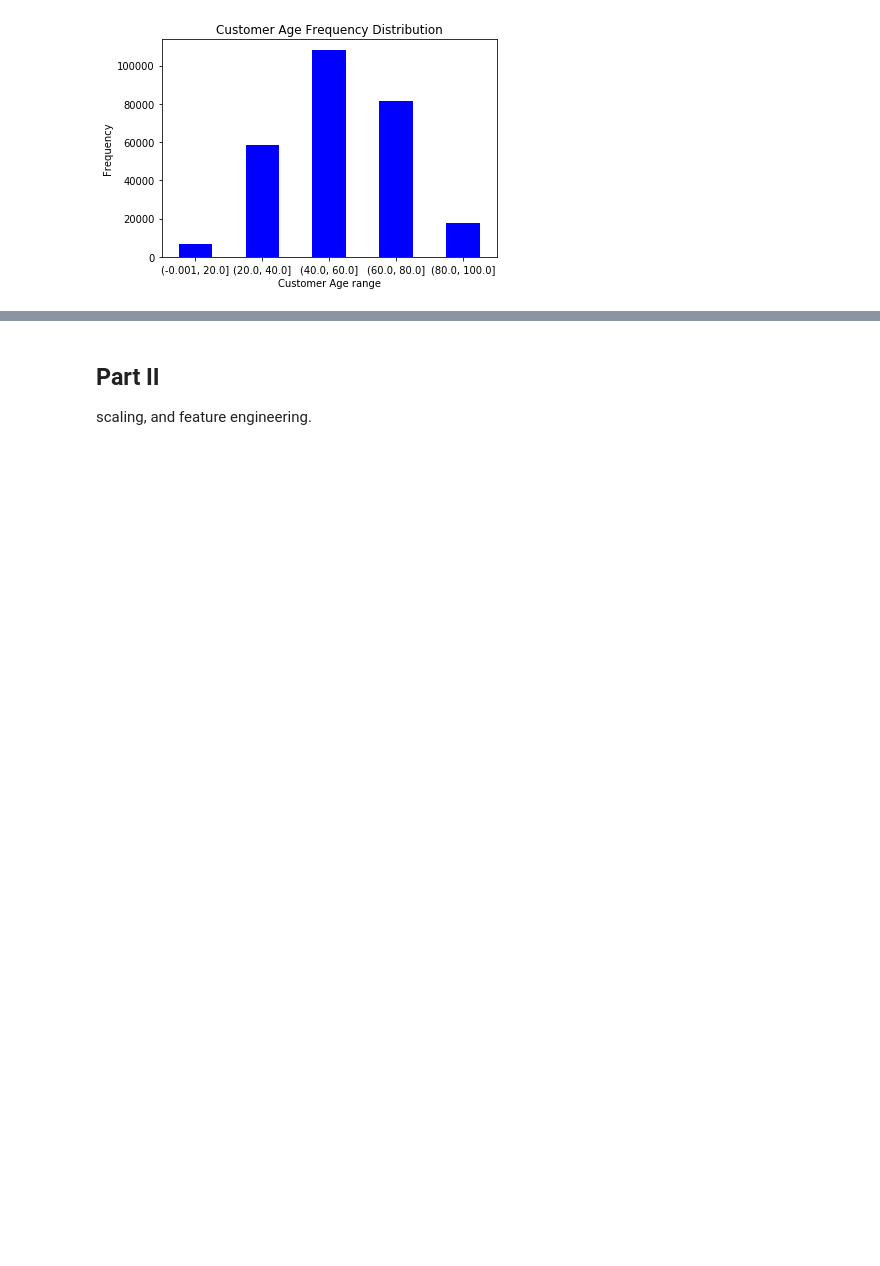
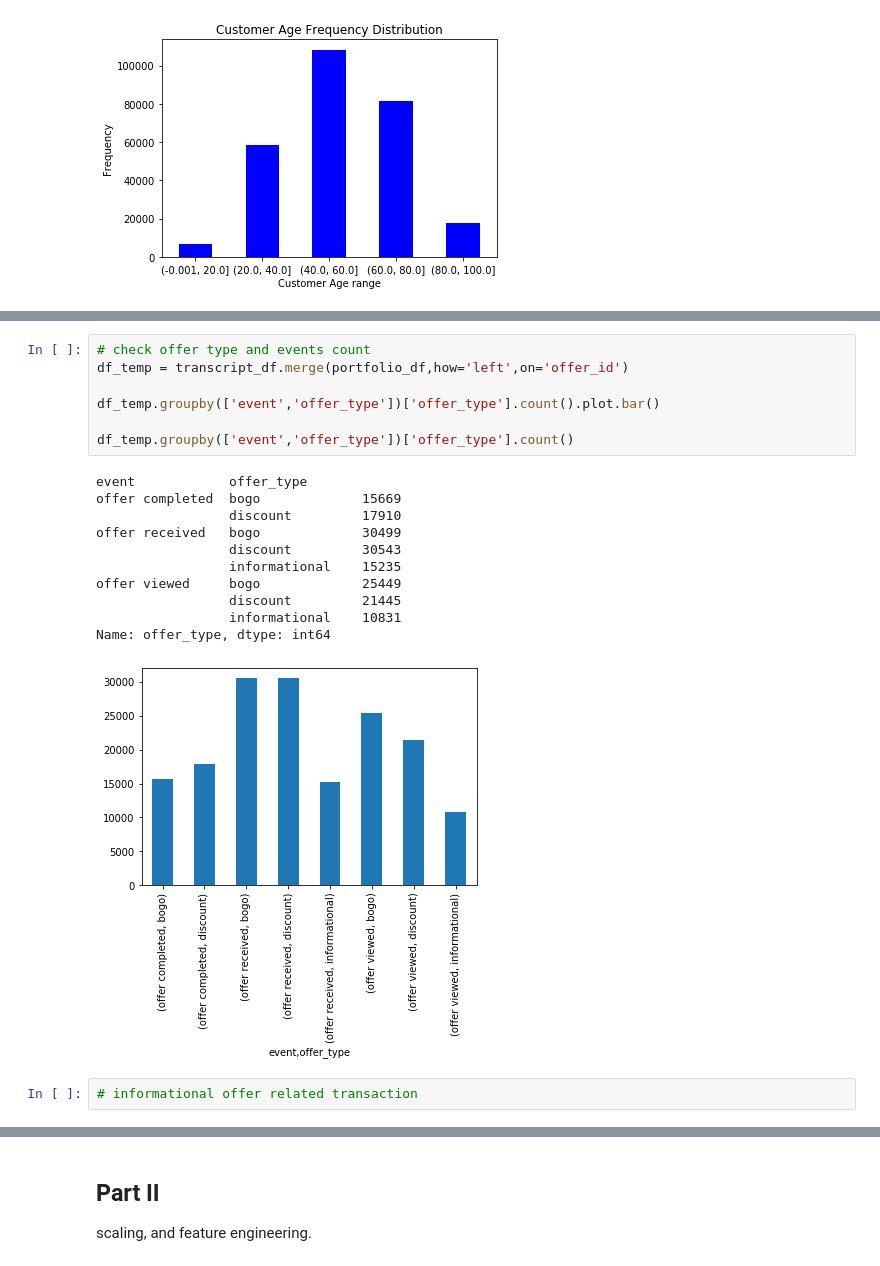
Before and after one commit to sharvaridhote/DataScience-Capstone-Udacity, a Jupyter notebook: Starbuck_Challange_Capstone_final.ipynb, the cells around one changed output, grey strips where cells are left out. Saved outputs shown, nothing was run; the diff lists cells and outputs as text; blank space fills up the shorter version.

```diff
--- a/Starbuck_Challange_Capstone_final.ipynb
+++ b/Starbuck_Challange_Capstone_final.ipynb
@@ -453,0 +568,21 @@ plt.show()
+# %%
+# check offer type and events count
+df_temp = transcript_df.merge(portfolio_df,how='left',on='offer_id')
+
+df_temp.groupby(['event','offer_type'])['offer_type'].count().plot.bar()
+
+df_temp.groupby(['event','offer_type'])['offer_type'].count()
+# %% [output]
+event            offer_type
+offer completed  bogo             15669
+                 discount         17910
+offer received   bogo             30499
+                 discount         30543
+                 informational    15235
+offer viewed     bogo             25449
+                 discount         21445
+                 informational    10831
+Name: offer_type, dtype: int64
+[figure, added]
+# %%
+# informational offer related transaction
```
Also changed, not shown: parts of 108 cells of this notebook.
